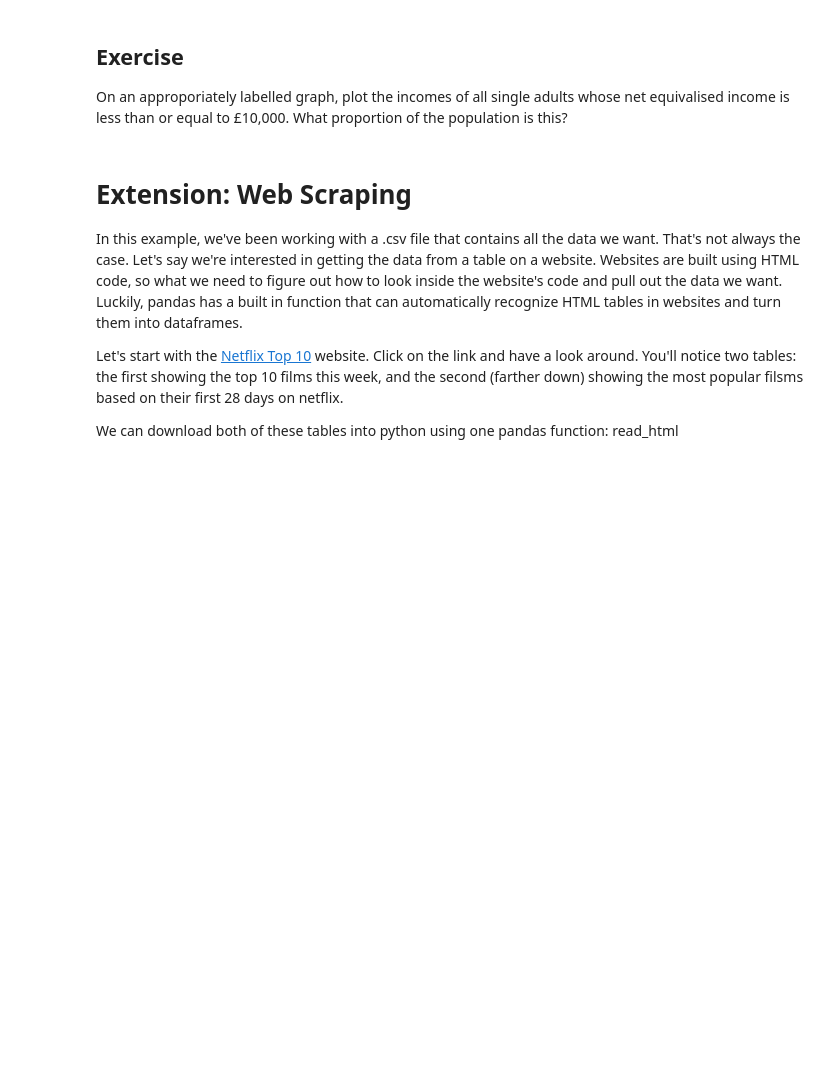
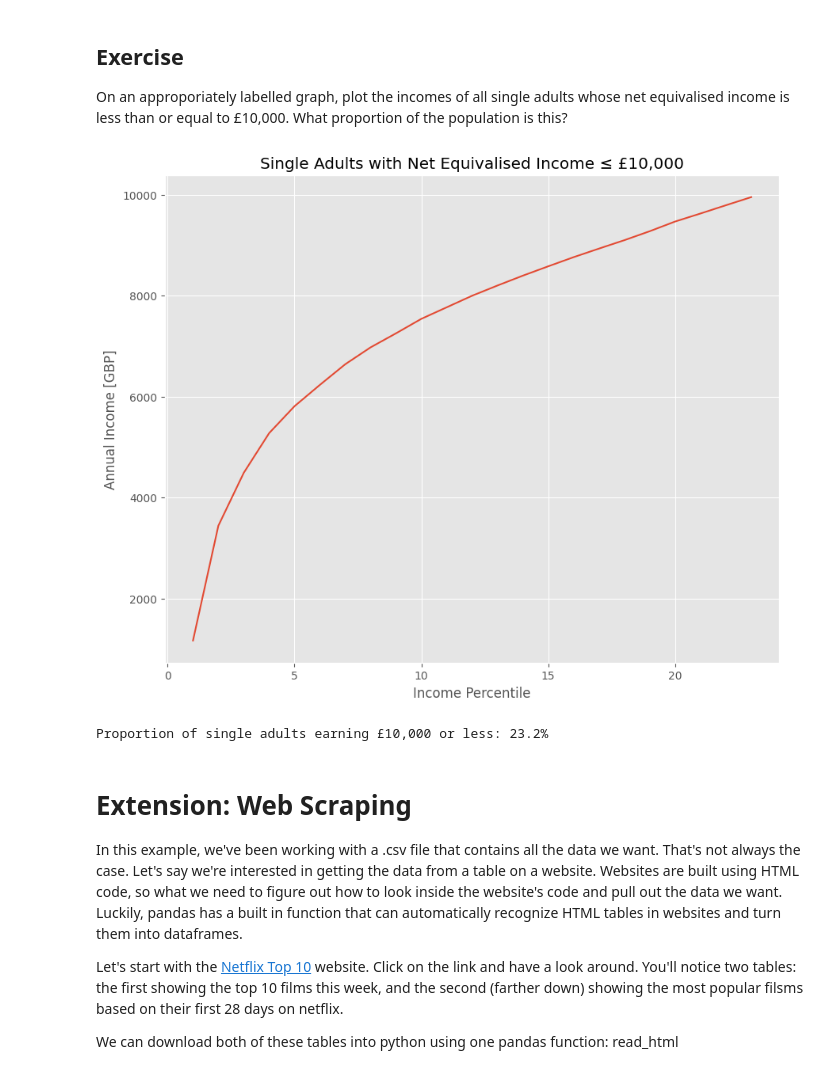
Before and after one commit to milanhassanucl/QM2, a Jupyter notebook: W2_Working_with_Data_in_Pandas.ipynb, the cells around one changed output. Cells and saved outputs as stored; diff of their text form; code cells hidden in the pictures; blank space fills up the shorter version.

```diff
--- a/W2_Working_with_Data_in_Pandas.ipynb
+++ b/W2_Working_with_Data_in_Pandas.ipynb
@@ -347,6 +435,28 @@ We won't dwell on comparative operative, here we've used ">" to mean "is greater
 # %% [markdown]
 ## Exercise
 On an approporiately labelled graph, plot the incomes of all single adults whose net equivalised income is less than or equal to £10,000. What proportion of the population is this?
+# %%
+import pandas as pd
+import matplotlib.pyplot as plt
+
+data_path = "./data/wk2/incomes.csv"
+income = pd.read_csv(data_path, index_col=0)
+single = income['Single adult'].replace(',', '', regex=True)
+single = single.replace('-', 'NaN', regex=True).astype(float)
+low_income = single[single <= 10000]
+
+
+low_income.plot()
+plt.title('Single Adults with Net Equivalised Income ≤ £10,000')
+plt.xlabel('Income Percentile')
+plt.ylabel('Annual Income [GBP]')
+plt.show()
+
+proportion = len(low_income) / len(single) * 100
+print(f"Proportion of single adults earning £10,000 or less: {proportion:.1f}%")
+# %% [output]
+[figure, added]
+Proportion of single adults earning £10,000 or less: 23.2%
 # %% [markdown]
 # Extension: Web Scraping
 
```
Also changed, not shown: parts of 19 cells of this notebook.
